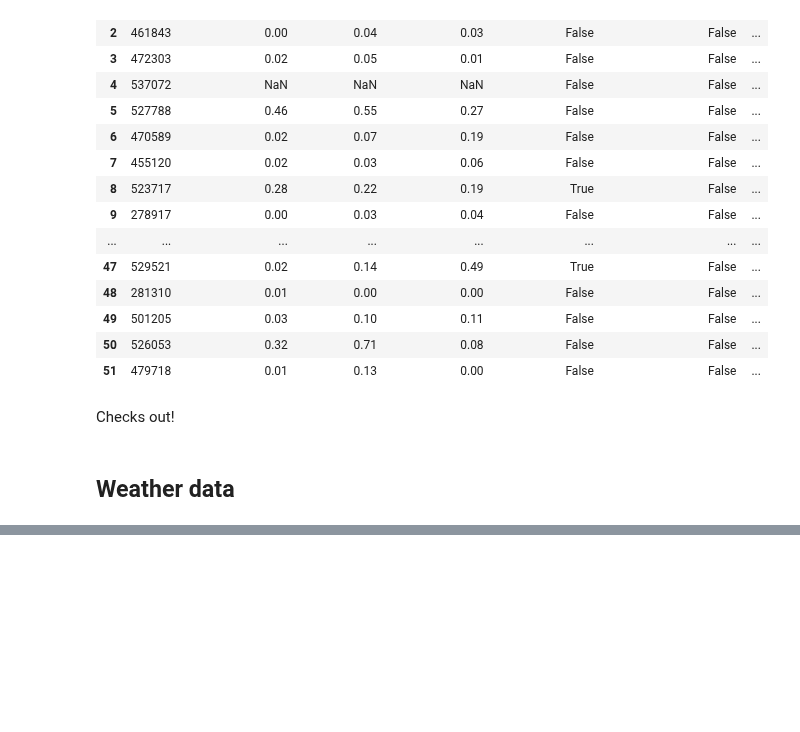
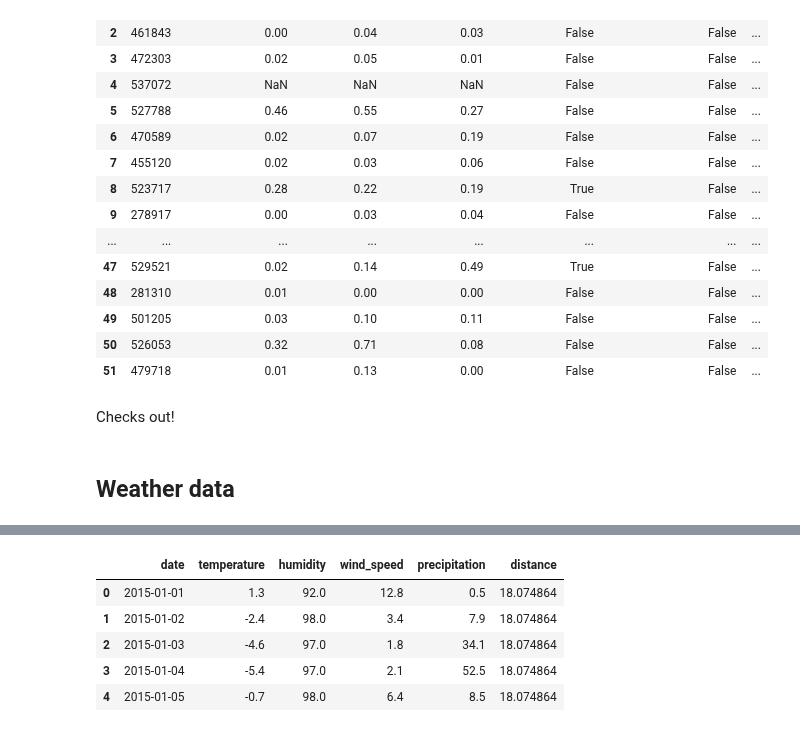
Before and after one commit to erlendrisvik/Compulsories, a Jupyter notebook: CA4/CA4/data_handler_nbook.ipynb, the cells around one changed output, grey strips where cells are left out. Saved outputs shown, nothing was run; the diff lists cells and outputs as text; code cells hidden in the pictures; blank space fills up the shorter version.

```diff
--- a/CA4/CA4/data_handler_nbook.ipynb
+++ b/CA4/CA4/data_handler_nbook.ipynb
@@ -433,0 +542,74 @@ a, b
+# %%
+def get_daily_data(df, localityno, year):
+    """Function to get daily weather data from frost.met.no
+
+    Parameters:
+    -----------
+    df : pandas dataframe
+        Dataframe to get coordinates from
+    localityno : int
+        Locality number
+    year : int
+        Year of data
+
+    Returns:
+    --------
+    df3: pandas dataframe with data
+    """
+
+    lat, lon = get_cords(df = df, localityno = localityno)
+    stations = get_nearest_stations(lat, lon)
+    ids = [d[0] for d in stations]
+    distances = [d[1] for d in stations]
+
+    endpoint = 'https://frost.met.no/observations/v0.jsonld'
+
+    for idx, id in enumerate(ids):
+        parameters = {
+            'sources': id,
+            'elements': 'sum(precipitation_amount P1D), mean(air_temperature P1D), mean(wind_speed P1D), mean(relative_humidity P1D)',
+            'referencetime': f"{year}-01-01/{year}-12-31",
+            'levels' : 'default',
+            'timeoffsets': 'default'
+        }
+
+    # Issue an HTTP GET request
+        r = requests.get(endpoint, parameters, auth=(SECRET_ID,''))
+        # Extract JSON data
+        json = r.json()
+
+        df = pd.DataFrame()
+        try:
+            data = json['data']
+            for i in range(len(data)):
+                row = pd.DataFrame(data[i]['observations'])
+                row['referenceTime'] = data[i]['referenceTime']
+                row['sourceId'] = data[i]['sourceId']
+                df = pd.concat([df, row], ignore_index=True)
+
+            df = df.reset_index(drop=True)
+
+            columns = ['sourceId','referenceTime','elementId','value','unit','timeOffset']
+            df2 = df[columns].copy()
+            df2['referenceTime'] = pd.to_datetime(df2['referenceTime']).dt.strftime('%Y-%m-%d')
+
+            df3 = df2.pivot(index='referenceTime', columns='elementId', values='value').reset_index()
+            df3.columns = ['date', 'temperature', 'humidity', 'wind_speed', 'precipitation']
+        except:
+            if idx == len(ids)-1 or distances[idx]>50:
+                return None
+            continue
+
+        # add the distance as a column
+        df3['distance'] = distances[idx]
+        return df3
+
+weather_data = get_daily_data(df = fish_data, localityno = 23695, year = 2015)
+weather_data.head()
+# %% [output]
+|  | date | temperature | humidity | wind_speed | precipitation | distance |
+| 0 | 2015-01-01 | 1.3 | 92.0 | 12.8 | 0.5 | 18.074864 |
+| 1 | 2015-01-02 | -2.4 | 98.0 | 3.4 | 7.9 | 18.074864 |
+| 2 | 2015-01-03 | -4.6 | 97.0 | 1.8 | 34.1 | 18.074864 |
+| 3 | 2015-01-04 | -5.4 | 97.0 | 2.1 | 52.5 | 18.074864 |
+| 4 | 2015-01-05 | -0.7 | 98.0 | 6.4 | 8.5 | 18.074864 |
```
Also changed, not shown: parts of 6 cells of this notebook.
